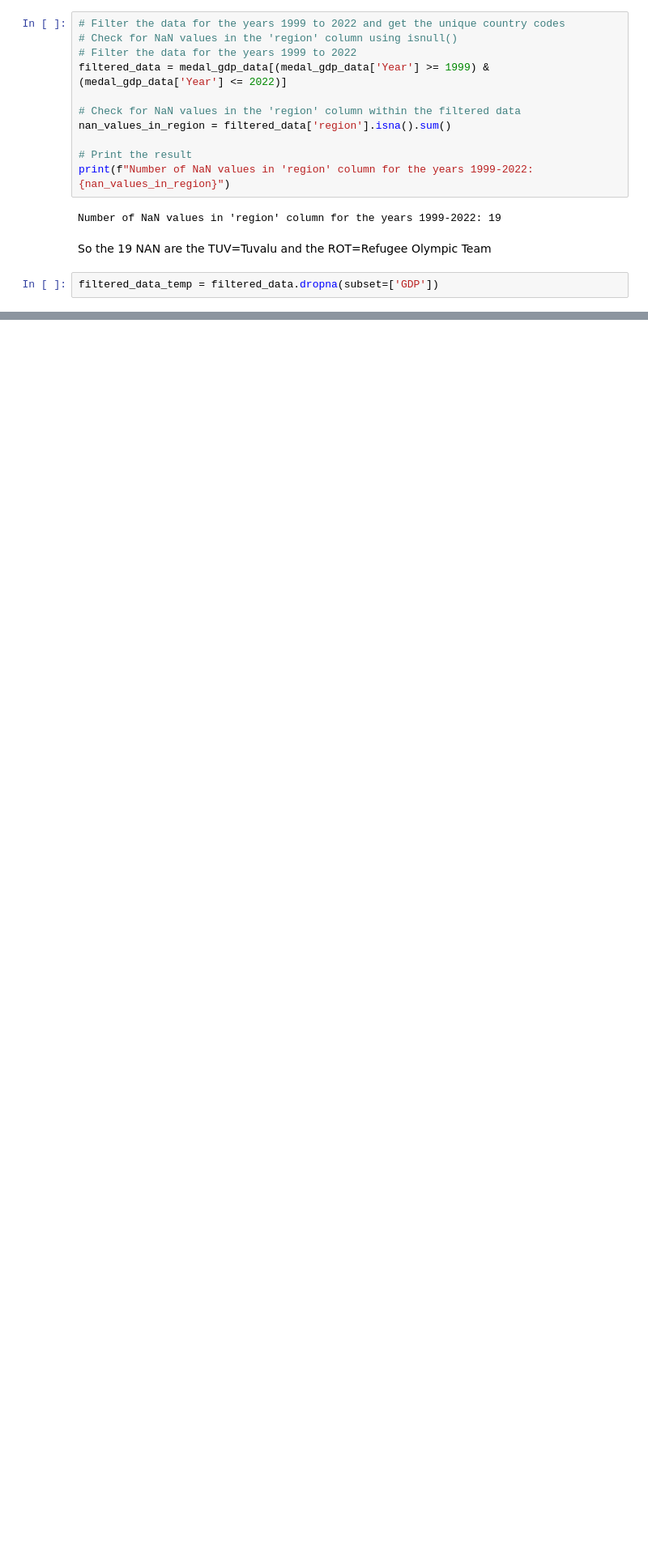
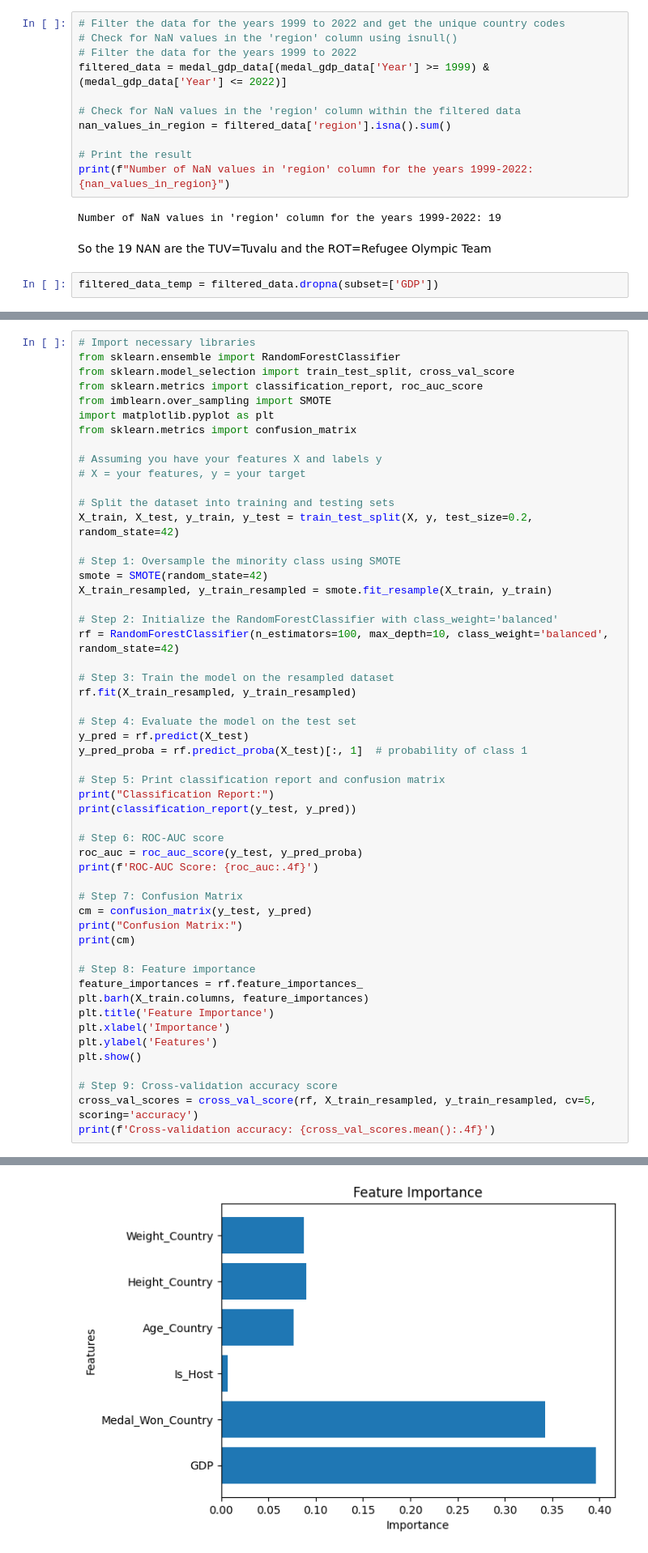
Before and after one commit to fabiohj7/DSA2-Final_Project, a Jupyter notebook: in_testing.ipynb, the cells around one changed output, grey strips where cells are left out. Shown at 81% size. Cells and saved outputs as stored; diff of their text form; blank space fills up the shorter version.

```diff
--- a/in_testing.ipynb
+++ b/in_testing.ipynb
@@ -1074,0 +1059,54 @@ Combined Model - R²: -0.2401243327764162, RMSE: 32.25170460611346
+# %%
+# Import necessary libraries
+from sklearn.ensemble import RandomForestClassifier
+from sklearn.model_selection import train_test_split, cross_val_score
+from sklearn.metrics import classification_report, roc_auc_score
+from imblearn.over_sampling import SMOTE
+import matplotlib.pyplot as plt
+from sklearn.metrics import confusion_matrix
+
+# Assuming you have your features X and labels y
+# X = your features, y = your target
+
+# Split the dataset into training and testing sets
+X_train, X_test, y_train, y_test = train_test_split(X, y, test_size=0.2, random_state=42)
+
+# Step 1: Oversample the minority class using SMOTE
+smote = SMOTE(random_state=42)
+X_train_resampled, y_train_resampled = smote.fit_resample(X_train, y_train)
+
+# Step 2: Initialize the RandomForestClassifier with class_weight='balanced'
+rf = RandomForestClassifier(n_estimators=100, max_depth=10, class_weight='balanced', random_state=42)
+
+# Step 3: Train the model on the resampled dataset
+rf.fit(X_train_resampled, y_train_resampled)
+
+# Step 4: Evaluate the model on the test set
+y_pred = rf.predict(X_test)
+y_pred_proba = rf.predict_proba(X_test)[:, 1]  # probability of class 1
+
+# Step 5: Print classification report and confusion matrix
+print("Classification Report:")
+print(classification_report(y_test, y_pred))
+
+# Step 6: ROC-AUC score
+roc_auc = roc_auc_score(y_test, y_pred_proba)
+print(f'ROC-AUC Score: {roc_auc:.4f}')
+
+# Step 7: Confusion Matrix
+cm = confusion_matrix(y_test, y_pred)
+print("Confusion Matrix:")
+print(cm)
+
+# Step 8: Feature importance
+feature_importances = rf.feature_importances_
+plt.barh(X_train.columns, feature_importances)
+plt.title('Feature Importance')
+plt.xlabel('Importance')
+plt.ylabel('Features')
+plt.show()
+
+# Step 9: Cross-validation accuracy score
+cross_val_scores = cross_val_score(rf, X_train_resampled, y_train_resampled, cv=5, scoring='accuracy')
+print(f'Cross-validation accuracy: {cross_val_scores.mean():.4f}')
+# %% [output]
@@ -1074,0 +1127 @@ Combined Model - R²: -0.2401243327764162, RMSE: 32.25170460611346
+[figure, added]
```
Also changed, not shown: parts of 63 cells of this notebook.
